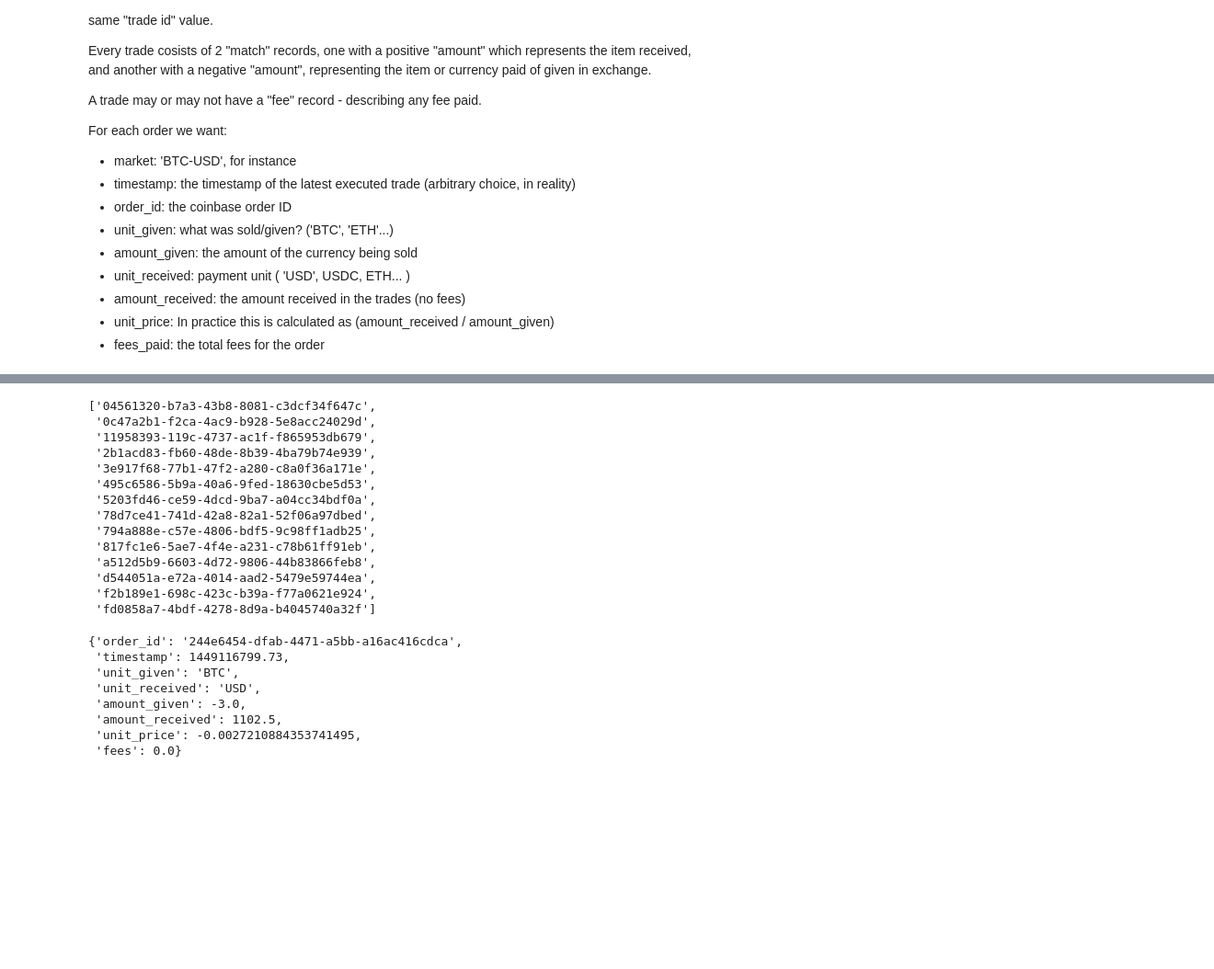
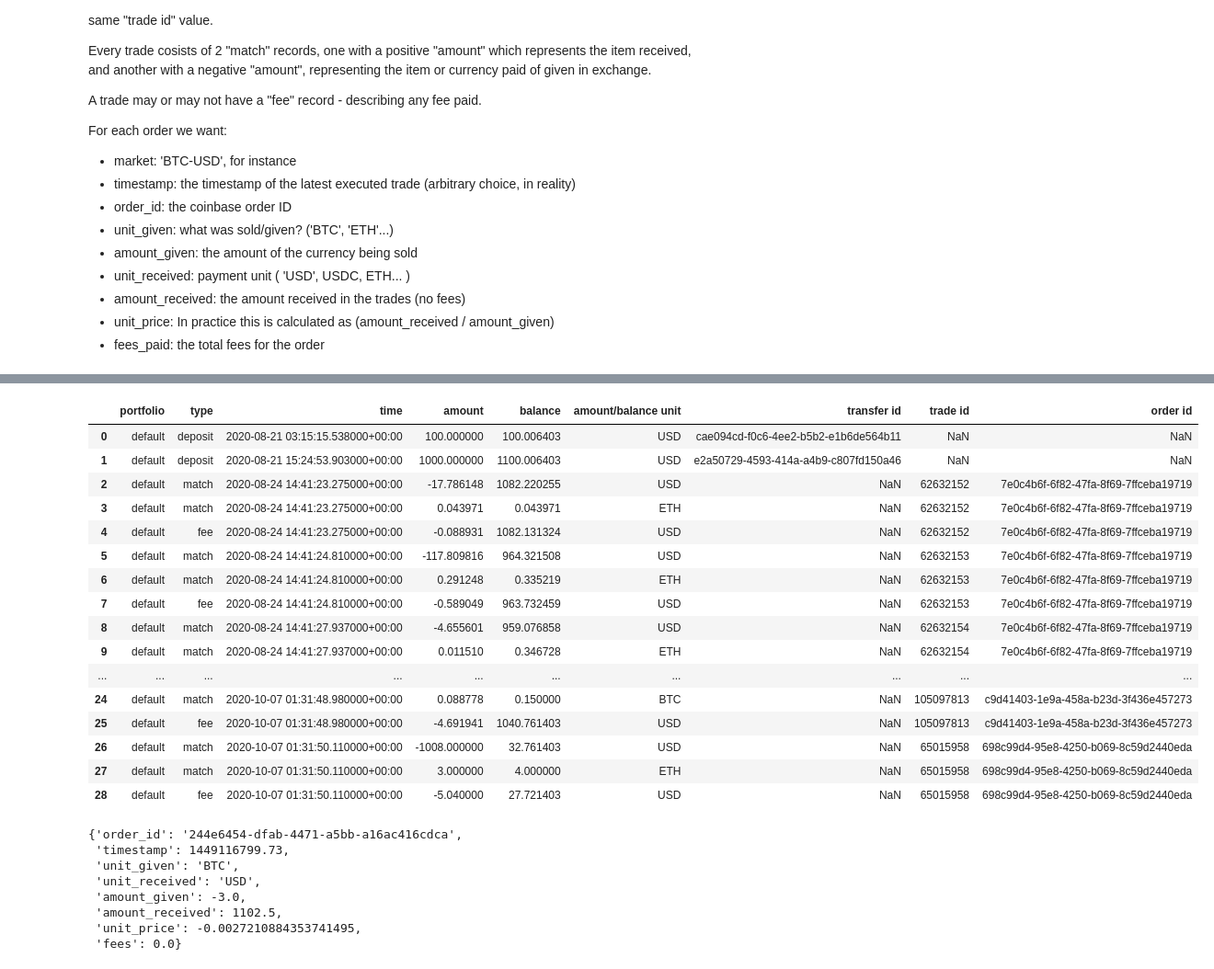
Before and after one commit to jimkberry/fifo-tool, a Jupyter notebook: jupyter/coinbase_pro_account_report.ipynb, the cells around one changed output, grey strips where cells are left out. Shown: that part at 92% size. Drawn from its saved outputs; the diff is of its cells as text; code cells hidden in the pictures; blank space fills up the shorter version.

```diff
--- a/jupyter/coinbase_pro_account_report.ipynb
+++ b/jupyter/coinbase_pro_account_report.ipynb
@@ -169,22 +209,24 @@ for asset in assets:
 # %%
 # Working/testing/messing about starts here
 # %%
-[ o['order id'].values[0] for o in orders]
 # %% [output]
-['04561320-b7a3-43b8-8081-c3dcf34f647c',
- '0c47a2b1-f2ca-4ac9-b928-5e8acc24029d',
- '11958393-119c-4737-ac1f-f865953db679',
- '2b1acd83-fb60-48de-8b39-4ba79b74e939',
- '3e917f68-77b1-47f2-a280-c8a0f36a171e',
- '495c6586-5b9a-40a6-9fed-18630cbe5d53',
- '5203fd46-ce59-4dcd-9ba7-a04cc34bdf0a',
- '78d7ce41-741d-42a8-82a1-52f06a97dbed',
- '794a888e-c57e-4806-bdf5-9c98ff1adb25',
- '817fc1e6-5ae7-4f4e-a231-c78b61ff91eb',
- 'a512d5b9-6603-4d72-9806-44b83866feb8',
- 'd544051a-e72a-4014-aad2-5479e59744ea',
- 'f2b189e1-698c-423c-b39a-f77a0621e924',
- 'fd0858a7-4bdf-4278-8d9a-b4045740a32f']
+|  | portfolio | type | time | amount | balance | amount/balance unit | transfer id | trade id | order id |
+| 0 | default | deposit | 2020-08-21 03:15:15.538000+00:00 | 100.000000 | 100.006403 | USD | cae094cd-f0c6-4ee2-b5b2-e1b6de564b11 | NaN | NaN |
+| 1 | default | deposit | 2020-08-21 15:24:53.903000+00:00 | 1000.000000 | 1100.006403 | USD | e2a50729-4593-414a-a4b9-c807fd150a46 | NaN | NaN |
+| 2 | default | match | 2020-08-24 14:41:23.275000+00:00 | -17.786148 | 1082.220255 | USD | NaN | 62632152 | 7e0c4b6f-6f82-47fa-8f69-7ffceba19719 |
+| 3 | default | match | 2020-08-24 14:41:23.275000+00:00 | 0.043971 | 0.043971 | ETH | NaN | 62632152 | 7e0c4b6f-6f82-47fa-8f69-7ffceba19719 |
+| 4 | default | fee | 2020-08-24 14:41:23.275000+00:00 | -0.088931 | 1082.131324 | USD | NaN | 62632152 | 7e0c4b6f-6f82-47fa-8f69-7ffceba19719 |
+| 5 | default | match | 2020-08-24 14:41:24.810000+00:00 | -117.809816 | 964.321508 | USD | NaN | 62632153 | 7e0c4b6f-6f82-47fa-8f69-7ffceba19719 |
+| 6 | default | match | 2020-08-24 14:41:24.810000+00:00 | 0.291248 | 0.335219 | ETH | NaN | 62632153 | 7e0c4b6f-6f82-47fa-8f69-7ffceba19719 |
+| 7 | default | fee | 2020-08-24 14:41:24.810000+00:00 | -0.589049 | 963.732459 | USD | NaN | 62632153 | 7e0c4b6f-6f82-47fa-8f69-7ffceba19719 |
+| 8 | default | match | 2020-08-24 14:41:27.937000+00:00 | -4.655601 | 959.076858 | USD | NaN | 62632154 | 7e0c4b6f-6f82-47fa-8f69-7ffceba19719 |
+| 9 | default | match | 2020-08-24 14:41:27.937000+00:00 | 0.011510 | 0.346728 | ETH | NaN | 62632154 | 7e0c4b6f-6f82-47fa-8f69-7ffceba19719 |
+| ... | ... | ... | ... | ... | ... | ... | ... | ... | ... |
+| 24 | default | match | 2020-10-07 01:31:48.980000+00:00 | 0.088778 | 0.150000 | BTC | NaN | 105097813 | c9d41403-1e9a-458a-b23d-3f436e457273 |
+| 25 | default | fee | 2020-10-07 01:31:48.980000+00:00 | -4.691941 | 1040.761403 | USD | NaN | 105097813 | c9d41403-1e9a-458a-b23d-3f436e457273 |
+| 26 | default | match | 2020-10-07 01:31:50.110000+00:00 | -1008.000000 | 32.761403 | USD | NaN | 65015958 | 698c99d4-95e8-4250-b069-8c59d2440eda |
+| 27 | default | match | 2020-10-07 01:31:50.110000+00:00 | 3.000000 | 4.000000 | ETH | NaN | 65015958 | 698c99d4-95e8-4250-b069-8c59d2440eda |
+| 28 | default | fee | 2020-10-07 01:31:50.110000+00:00 | -5.040000 | 27.721403 | USD | NaN | 65015958 | 698c99d4-95e8-4250-b069-8c59d2440eda |
 # %%
 o = orders[2]
 infos[0].to_json_dict()
```
Also changed, not shown: parts of 4 cells of this notebook, 1 other file.
